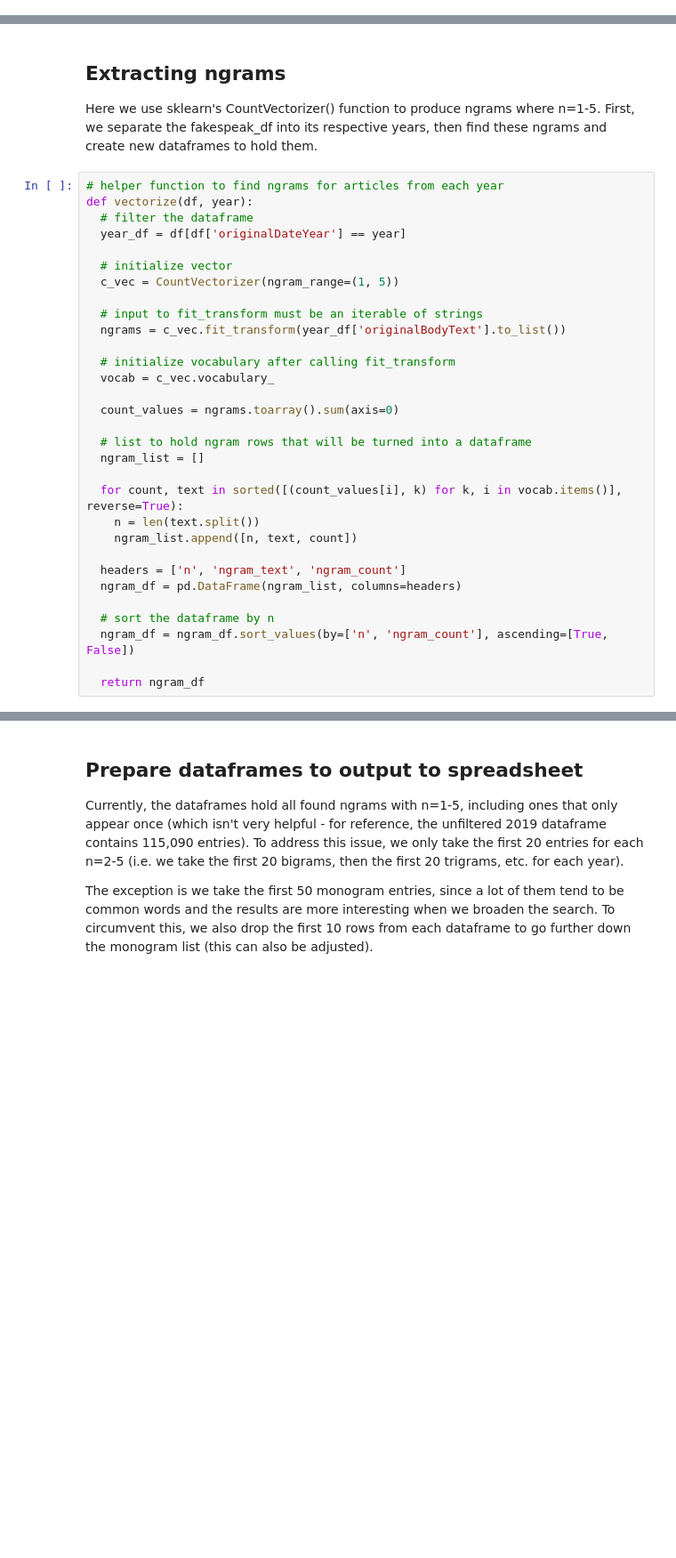
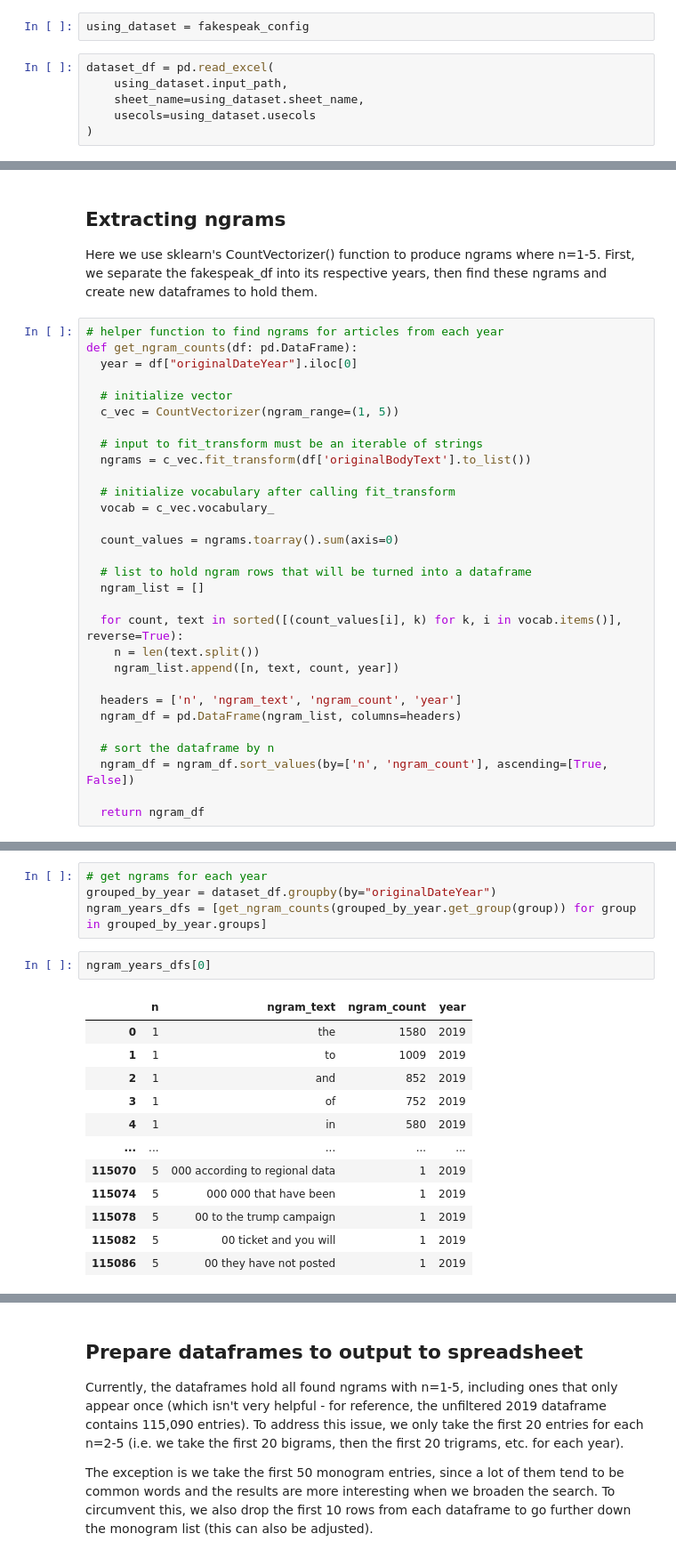
Before and after one commit to sfu-discourse-lab/fake_news_over_time, a Jupyter notebook: ngrams.ipynb, the cells around one changed output, grey strips where cells are left out. Shown at 89% size. Cells and saved outputs as stored; diff of their text form; blank space fills up the shorter version.

```diff
--- a/ngrams.ipynb
+++ b/ngrams.ipynb
@@ -28 +48,9 @@ fakespeak_df = pd.read_excel(input, sheet_name="Working", usecols=['ID', 'combin
+# %%
+using_dataset = fakespeak_config
+# %%
+dataset_df = pd.read_excel(
+    using_dataset.input_path,
+    sheet_name=using_dataset.sheet_name,
+    usecols=using_dataset.usecols
+)
 # %%
@@ -40,15 +68,14 @@ fakespeak_df.head()
 Here we use sklearn's CountVectorizer() function to produce ngrams where n=1-5. First, we separate the fakespeak_df into its respective years, then find these ngrams and create new dataframes to hold them.
 # %%
 # helper function to find ngrams for articles from each year
-def vectorize(df, year):
-  # filter the dataframe
-  year_df = df[df['originalDateYear'] == year]
+def get_ngram_counts(df: pd.DataFrame):
+  year = df["originalDateYear"].iloc[0]
 
   # initialize vector
   c_vec = CountVectorizer(ngram_range=(1, 5))
 
   # input to fit_transform must be an iterable of strings
-  ngrams = c_vec.fit_transform(year_df['originalBodyText'].to_list())
+  ngrams = c_vec.fit_transform(df['originalBodyText'].to_list())
 
   # initialize vocabulary after calling fit_transform
   vocab = c_vec.vocabulary_
@@ -60,9 +87,9 @@ def vectorize(df, year):
 
   for count, text in sorted([(count_values[i], k) for k, i in vocab.items()], reverse=True):
     n = len(text.split())
-    ngram_list.append([n, text, count])
+    ngram_list.append([n, text, count, year])
 
-  headers = ['n', 'ngram_text', 'ngram_count']
+  headers = ['n', 'ngram_text', 'ngram_count', 'year']
   ngram_df = pd.DataFrame(ngram_list, columns=headers)
 
   # sort the dataframe by n
@@ -79,0 +99,19 @@ ngram_24_df = vectorize(fakespeak_df, 2024)
+# %%
+# get ngrams for each year
+grouped_by_year = dataset_df.groupby(by="originalDateYear")
+ngram_years_dfs = [get_ngram_counts(grouped_by_year.get_group(group)) for group in grouped_by_year.groups]
+# %%
+ngram_years_dfs[0]
+# %% [output]
+|  | n | ngram_text | ngram_count | year |
+| 0 | 1 | the | 1580 | 2019 |
+| 1 | 1 | to | 1009 | 2019 |
+| 2 | 1 | and | 852 | 2019 |
+| 3 | 1 | of | 752 | 2019 |
+| 4 | 1 | in | 580 | 2019 |
+| ... | ... | ... | ... | ... |
+| 115070 | 5 | 000 according to regional data | 1 | 2019 |
+| 115074 | 5 | 000 000 that have been | 1 | 2019 |
+| 115078 | 5 | 00 to the trump campaign | 1 | 2019 |
+| 115082 | 5 | 00 ticket and you will | 1 | 2019 |
+| 115086 | 5 | 00 they have not posted | 1 | 2019 |
```
Also changed, not shown: parts of 17 cells of this notebook, 4 other files.
